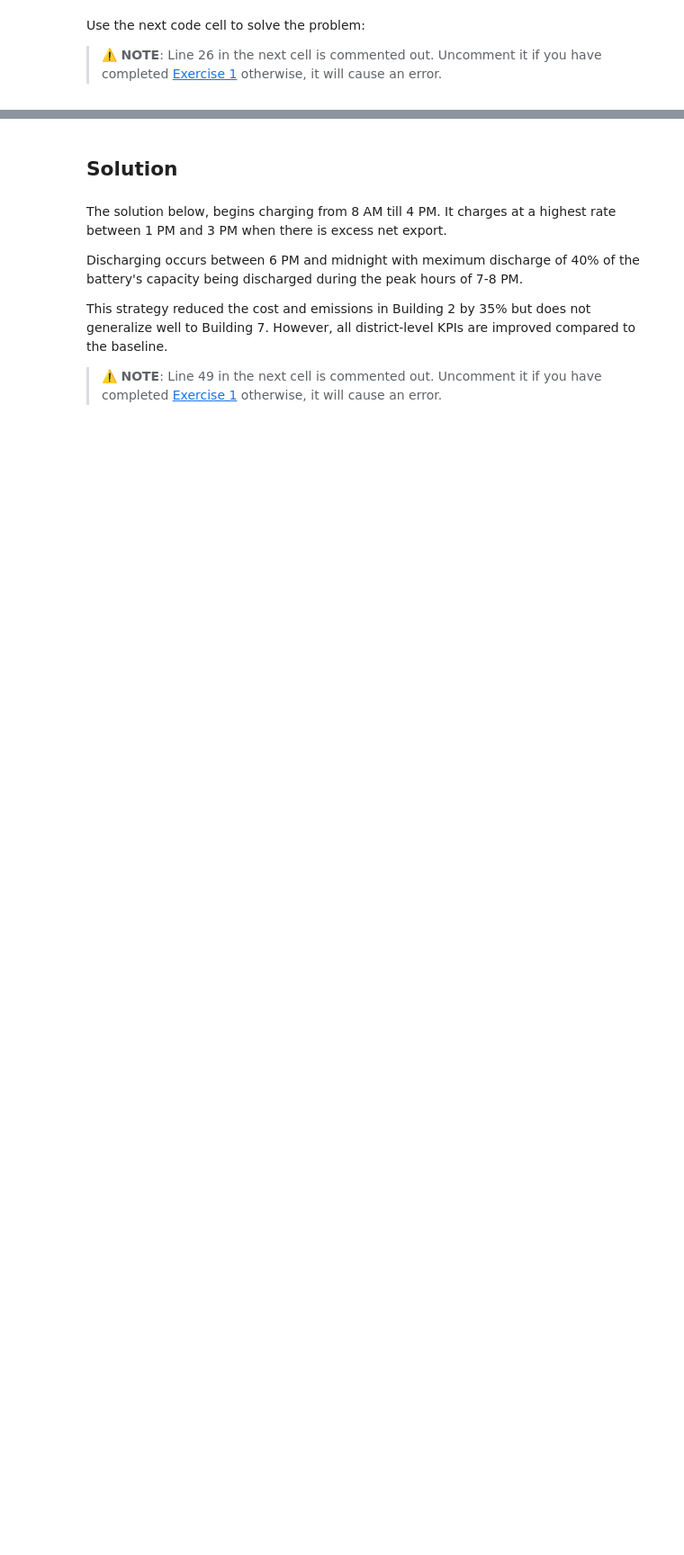
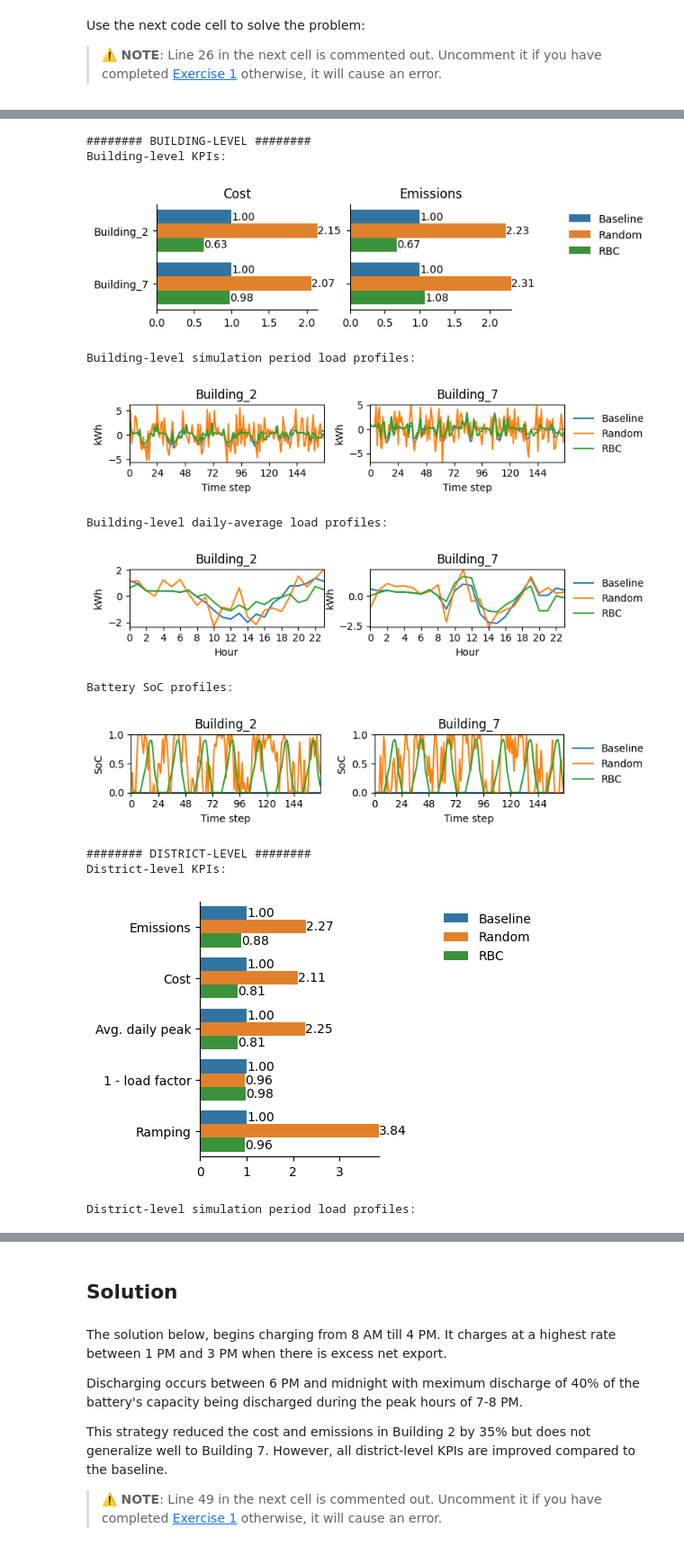
Before and after one commit to EmmanuelGbafore/Climate-Change-AI, a Jupyter notebook: citylearn_ccai_tutorial.ipynb, the cells around one changed output, grey strips where cells are left out. Shown at 90% size. Saved outputs shown, nothing was run; the diff lists cells and outputs as text; code cells hidden in the pictures; blank space fills up the shorter version.

```diff
--- a/citylearn_ccai_tutorial.ipynb
+++ b/citylearn_ccai_tutorial.ipynb
@@ -1479,29 +1670,65 @@ Use the next code cell to solve the problem:
 # %%
 # define action map
 action_map = {
-    ### 2.1: YOUR CODE HERE ###
+    1: 0.0,
+    2: 0.0,
+    3: 0.0,
+    4: 0.0,
+    5: 0.0,
+    6: 0.0,
+    7: 0.0,
+    8: 0.10,
+    9: 0.10,
+    10: 0.10,
+    11: 0.10,
+    12: 0.10,
+    13: 0.15,
+    14: 0.15,
+    15: 0.15,
+    16: 0.05,
+    17: 0.0,
+    18: -0.10,
+    19: -0.20,
+    20: -0.20,
+    21: -0.10,
+    22: -0.10,
+    23: -0.10,
+    24: -0.10,
 }
 
 # run inference
 rbc_env = CityLearnEnv(
     DATASET_NAME,
     central_agent=CENTRAL_AGENT,
     buildings=BUILDINGS,
     active_observations=ACTIVE_OBSERVATIONS,
     simulation_start_time_step=SIMULATION_START_TIME_STEP,
     simulation_end_time_step=SIMULATION_END_TIME_STEP,
 )
 rbc_model = HourRBC(rbc_env, action_map=action_map)
 observations, _ = rbc_env.reset()
 
 while not rbc_env.terminated:
     actions = rbc_model.predict(observations)
     observations, _, _, _, _ = rbc_env.step(actions)
 
 # display simulation summary
 plot_simulation_summary({
     'Baseline': baseline_env,
-    # Uncomment line below if you have completed Exercise 1
-    # 'Random': random_env,
+    'Random': random_env,   # remove/comment this line out if you haven't run Exercise 1
     'RBC': rbc_env,
 })
+# %% [output]
+######## BUILDING-LEVEL ########
+Building-level KPIs:
+[figure, added]
+Building-level simulation period load profiles:
+[figure, added]
+Building-level daily-average load profiles:
+[figure, added]
+Battery SoC profiles:
+[figure, added]
+######## DISTRICT-LEVEL ########
+District-level KPIs:
+[figure, added]
+District-level simulation period load profiles:
```
Also changed, not shown: parts of 39 cells of this notebook.
